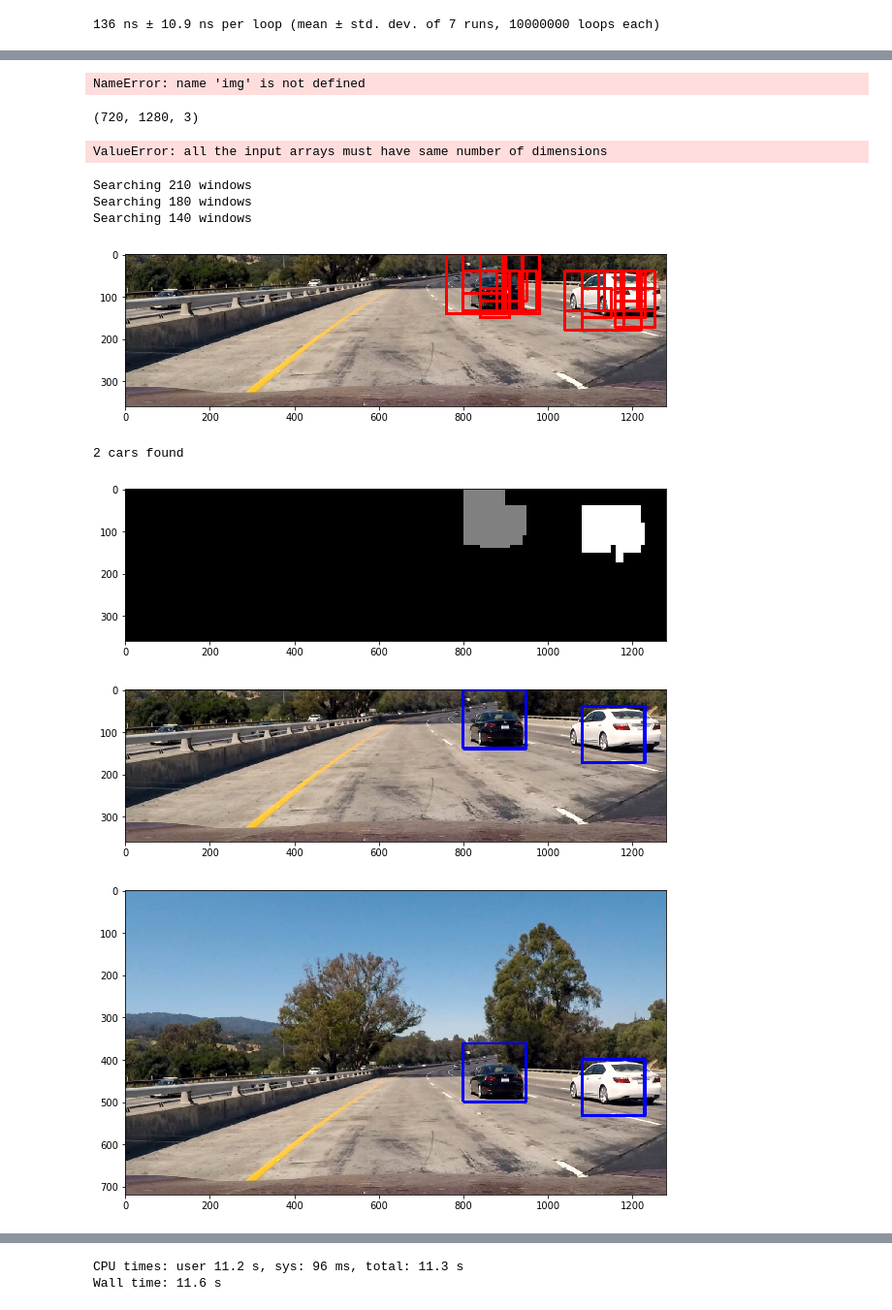
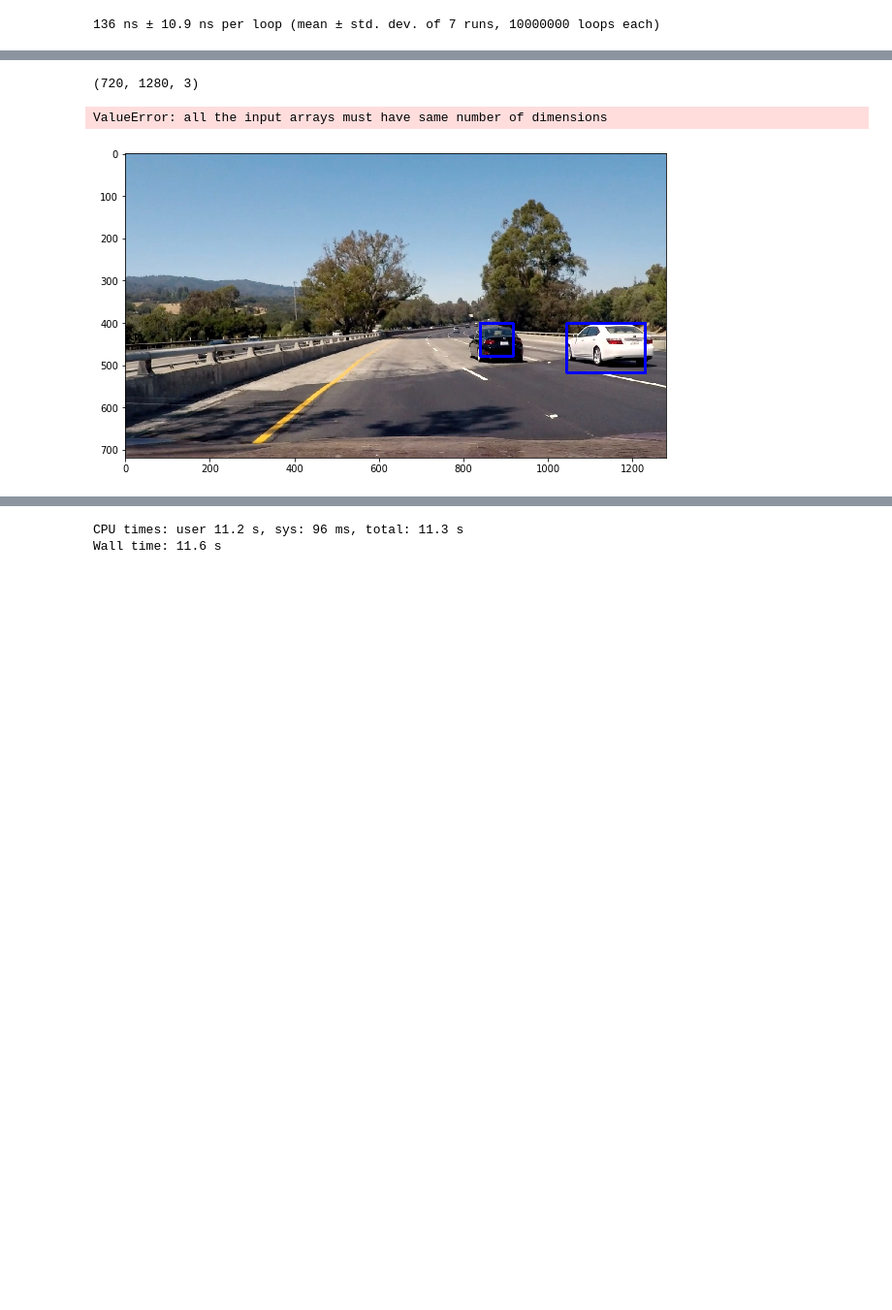
Before and after one commit to sketchc89/VehicleDetectionTracking-P5, a Jupyter notebook: VehicleDetectionTracking.ipynb, the cells around one changed output, grey strips where cells are left out. Shown at 97% size. Saved outputs shown, nothing was run; the diff lists cells and outputs as text; code cells hidden in the pictures; blank space fills up the shorter version.

```diff
--- a/VehicleDetectionTracking.ipynb
+++ b/VehicleDetectionTracking.ipynb
@@ -444,46 +379,5 @@ def pipeline(img, show=False):
     img = draw_labeled_boxes(img, labels, show=show)
     final_img = np.vstack((top_img, img))
     return final_img
-# %%
-#------------------80-chars----------------------------------------------------|
-def pipeline_opencv(img, show=False):
-    """
-    Pipeline detects vehicles in an image
-    Uses global classifier to prevent passing large data a lot
-
-    :param img: Image to detect cars in
-    :return final_img: Image with bounding boxes around cars
-    """
-
-    top_img, img = split_image(img, 0.5)
-    hog_descr = get_hog_descriptor()
-    boxes = []
-    small_boxes = detect_cars_opencv(img, classifier=classifier, X_scaler=scaler, hog_descriptor=hog_descr,
-                                     scale=0.8, overlap=0.5, show=show)
-    if small_boxes.size > 0:
-        boxes.append(small_boxes)
-    med_boxes = detect_cars_opencv(img, classifier=classifier, X_scaler=scaler, hog_descriptor=hog_descr,
-                                   scale=0.6, overlap=0.6, show=show)
-    if med_boxes.size > 0:
-        boxes.append(med_boxes)
-    large_boxes = detect_cars_opencv(img, classifier=classifier, X_scaler=scaler, hog_descriptor=hog_descr,
-                                     scale=0.4, overlap=0.75, show=show)
-    if large_boxes.size > 0:
-        boxes.append(large_boxes)
-    boxes = np.vstack(boxes)
-    if show:
-        box_img = np.copy(img)
-        for bounding_box in boxes:
-            cv2.rectangle(box_img, (bounding_box[2], bounding_box[0]),
-                                   (bounding_box[3], bounding_box[1]),
-                                   (255, 0, 0), 6)
-        plt.imshow(box_img)
-        plt.show()
-    detection_heatmap = add_heat(img, boxes)
-    detection_heatmap = apply_threshold(detection_heatmap, 2)
-    labels = label_cars(detection_heatmap, show=show)
-    img = draw_labeled_boxes(img, labels, show=show)
-    final_img = np.vstack((top_img, img))
-    return final_img
 # %%
 #------------------80-chars----------------------------------------------------|
@@ -685,7 +498,3 @@ ch_0 = img[:,:,0]
-# %%
-detect_cars(img, classifier=classifier, X_scaler=scaler, scale=0.6, overlap=0.6)
-# %% [output]
-NameError: name 'img' is not defined
 # %%
 img = mpimg.imread('./test_images/test1.jpg')
 print(img.shape)
@@ -700,17 +509,10 @@ ValueError: all the input arrays must have same number of dimensions
 # %%
 %lprun -f detect_cars()
 # %%
-img = mpimg.imread('./test_images/test1.jpg')
-img = pipeline(img, show=True)
+img = mpimg.imread('./test_images/test4.jpg')
+img = pipeline_opencv(img, show=False)
 plt.imshow(img)
 plt.show()
 # %% [output]
-Searching 210 windows
-Searching 180 windows
-Searching 140 windows
-[figure, old version]
+[figure, new version]
-2 cars found
-[figure, removed]
-[figure, removed]
-[figure, removed]
 # %%
```
Also changed, not shown: parts of 29 cells of this notebook.
